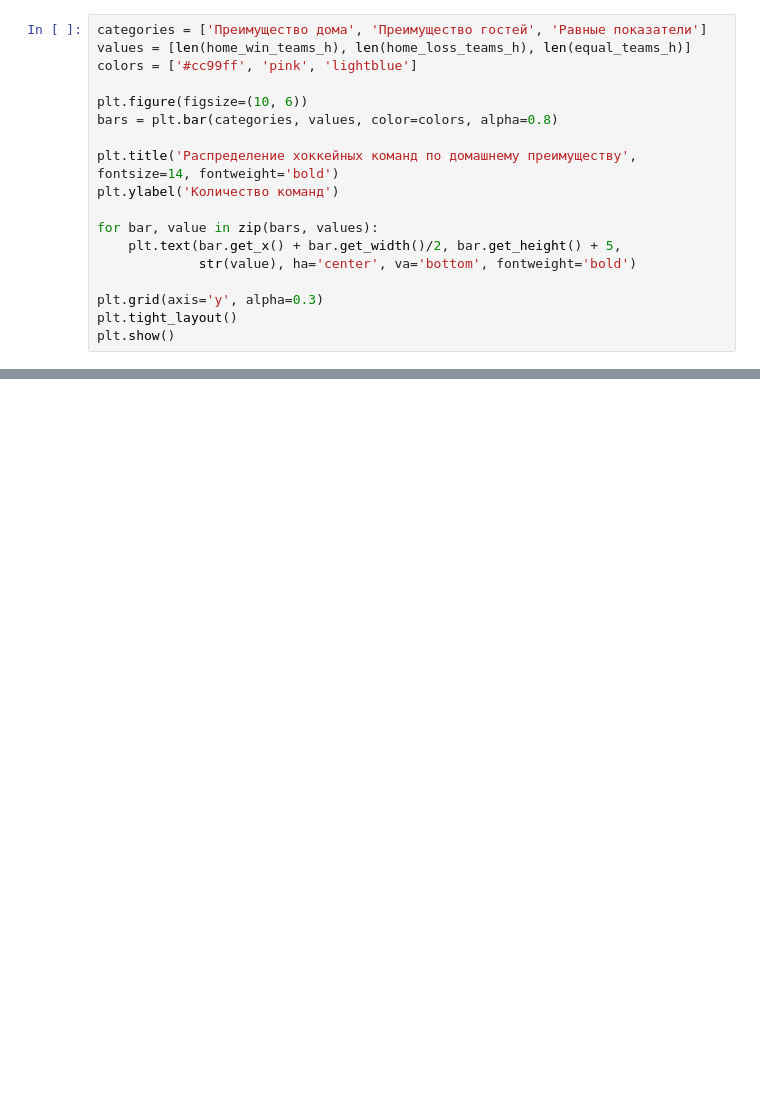
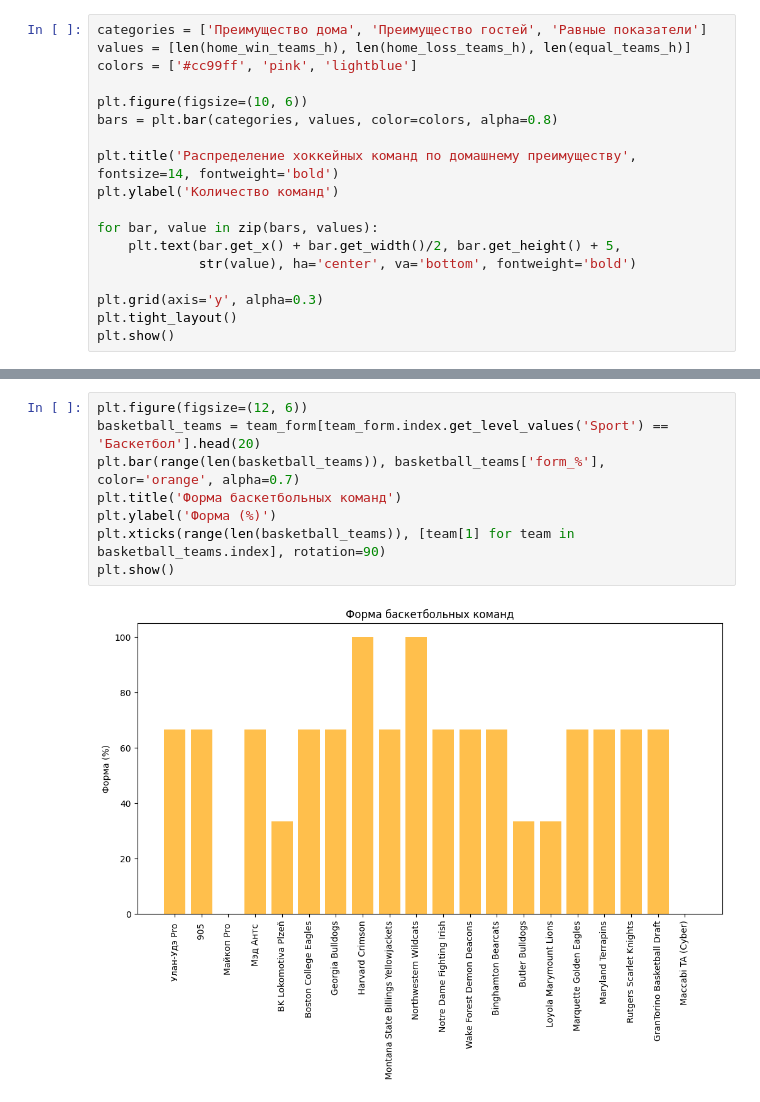
Before and after one commit to topeli/GP-2, a Jupyter notebook: ГП_2.ipynb, the cells around one changed output, grey strips where cells are left out. Drawn from its saved outputs; the diff is of its cells as text; blank space fills up the shorter version.

```diff
--- a/ГП_2.ipynb
+++ b/ГП_2.ipynb
@@ -1276,0 +1749,10 @@ plt.show()
+# %%
+plt.figure(figsize=(12, 6))
+basketball_teams = team_form[team_form.index.get_level_values('Sport') == 'Баскетбол'].head(20)
+plt.bar(range(len(basketball_teams)), basketball_teams['form_%'], color='orange', alpha=0.7)
+plt.title('Форма баскетбольных команд')
+plt.ylabel('Форма (%)')
+plt.xticks(range(len(basketball_teams)), [team[1] for team in basketball_teams.index], rotation=90)
+plt.show()
+# %% [output]
+[figure, added]
```
Also changed, not shown: parts of 50 cells of this notebook.
